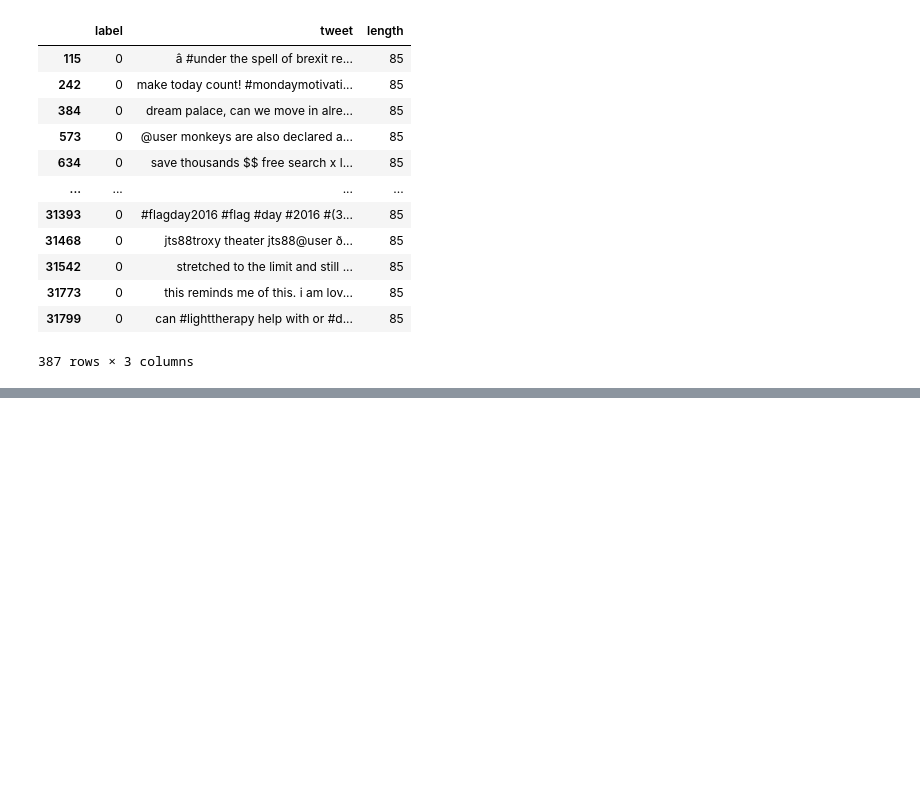
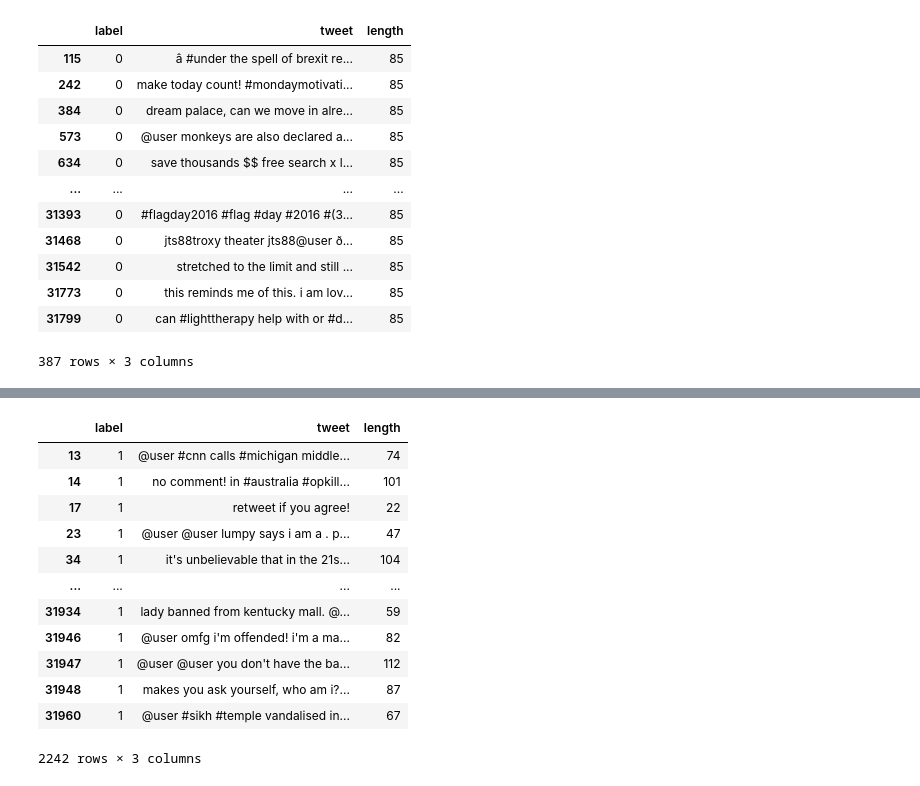
Before and after one commit to annkou/NLP, a Jupyter notebook: Sentiment analysis project/Twitter_sentiment_analysis_project(tutorial).ipynb, the cells around one changed output, grey strips where cells are left out. Cells and saved outputs as stored; diff of their text form; code cells hidden in the pictures; blank space fills up the shorter version.

```diff
--- a/Sentiment analysis project/Twitter_sentiment_analysis_project(tutorial).ipynb
+++ b/Sentiment analysis project/Twitter_sentiment_analysis_project(tutorial).ipynb
@@ -148,0 +171,17 @@ tweets_df[tweets_df['length'] == 85]
+# %%
+negative_tweets = tweets_df[tweets_df['label']==1]
+negative_tweets
+# %% [output]
+|  | label | tweet | length |
+| 13 | 1 | @user #cnn calls #michigan middle... | 74 |
+| 14 | 1 | no comment! in #australia #opkill... | 101 |
+| 17 | 1 | retweet if you agree! | 22 |
+| 23 | 1 | @user @user lumpy says i am a . p... | 47 |
+| 34 | 1 | it's unbelievable that in the 21s... | 104 |
+| ... | ... | ... | ... |
+| 31934 | 1 | lady banned from kentucky mall. @... | 59 |
+| 31946 | 1 | @user omfg i'm offended! i'm a ma... | 82 |
+| 31947 | 1 | @user @user you don't have the ba... | 112 |
+| 31948 | 1 | makes you ask yourself, who am i?... | 87 |
+| 31960 | 1 | @user #sikh #temple vandalised in... | 67 |
+2242 rows × 3 columns
```
Also changed, not shown: parts of 8 cells of this notebook.
